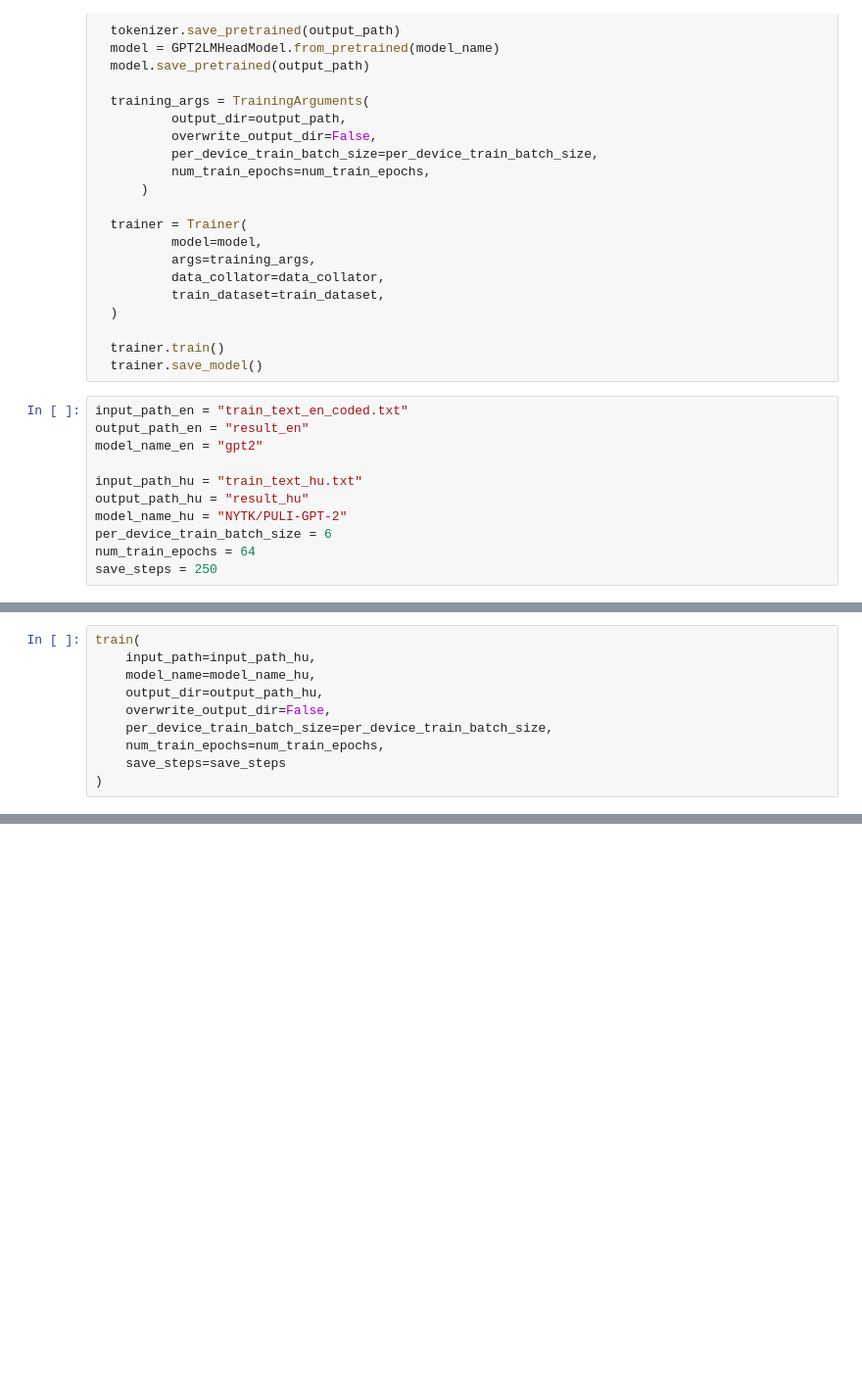
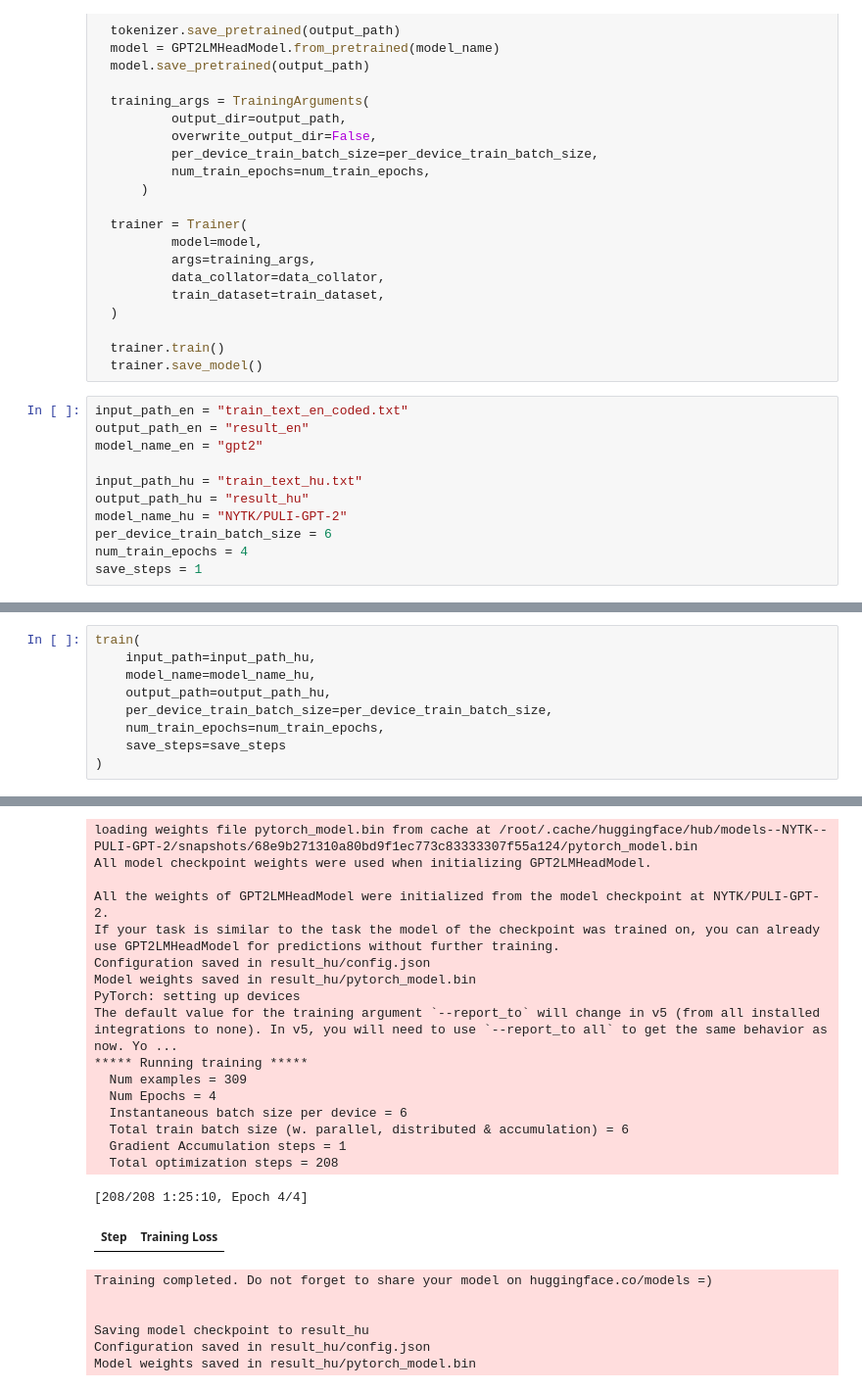
Before and after one commit to tamaskecskemeti/financial_nlp, a Jupyter notebook: nlp_basic.ipynb, the cells around one changed output, grey strips where cells are left out. Shown at 98% size. Cells and saved outputs as stored; diff of their text form; blank space fills up the shorter version.

Commit message:
Fine-tuning of the Hungarian and English model

```diff
--- a/nlp_basic.ipynb
+++ b/nlp_basic.ipynb
@@ -258,8 +261,8 @@ input_path_hu = "train_text_hu.txt"
 output_path_hu = "result_hu"
 model_name_hu = "NYTK/PULI-GPT-2"
 per_device_train_batch_size = 6
-num_train_epochs = 64
-save_steps = 250
+num_train_epochs = 4
+save_steps = 1
 # %%
 train(
     input_path=input_path_en,
@@ -273,9 +292,9 @@ train(
 train(
     input_path=input_path_hu,
     model_name=model_name_hu,
-    output_dir=output_path_hu,
-    overwrite_output_dir=False,
+    output_path=output_path_hu,
     per_device_train_batch_size=per_device_train_batch_size,
     num_train_epochs=num_train_epochs,
     save_steps=save_steps
 )
+# %% [output]
@@ -282,3 +328,27 @@ train(
+loading weights file pytorch_model.bin from cache at /root/.cache/huggingface/hub/models--NYTK--PULI-GPT-2/snapshots/68e9b271310a80bd9f1ec773c83333307f55a124/pytorch_model.bin
+All model checkpoint weights were used when initializing GPT2LMHeadModel.
+
+All the weights of GPT2LMHeadModel were initialized from the model checkpoint at NYTK/PULI-GPT-2.
+If your task is similar to the task the model of the checkpoint was trained on, you can already use GPT2LMHeadModel for predictions without further training.
+Configuration saved in result_hu/config.json
+Model weights saved in result_hu/pytorch_model.bin
+PyTorch: setting up devices
+The default value for the training argument `--report_to` will change in v5 (from all installed integrations to none). In v5, you will need to use `--report_to all` to get the same behavior as now. Yo ...
+***** Running training *****
+  Num examples = 309
+  Num Epochs = 4
+  Instantaneous batch size per device = 6
+  Total train batch size (w. parallel, distributed & accumulation) = 6
+  Gradient Accumulation steps = 1
+  Total optimization steps = 208
+[208/208 1:25:10, Epoch 4/4]
+| Step | Training Loss |
+Training completed. Do not forget to share your model on huggingface.co/models =)
+
+
+Saving model checkpoint to result_hu
+Configuration saved in result_hu/config.json
+Model weights saved in result_hu/pytorch_model.bin
 # %%
 tokenizer_trained_en = AutoTokenizer.from_pretrained(output_path_en)
 model_trained_en = GPT2LMHeadModel.from_pretrained(output_path_en)
```
Also changed, not shown: parts of 9 cells of this notebook.
